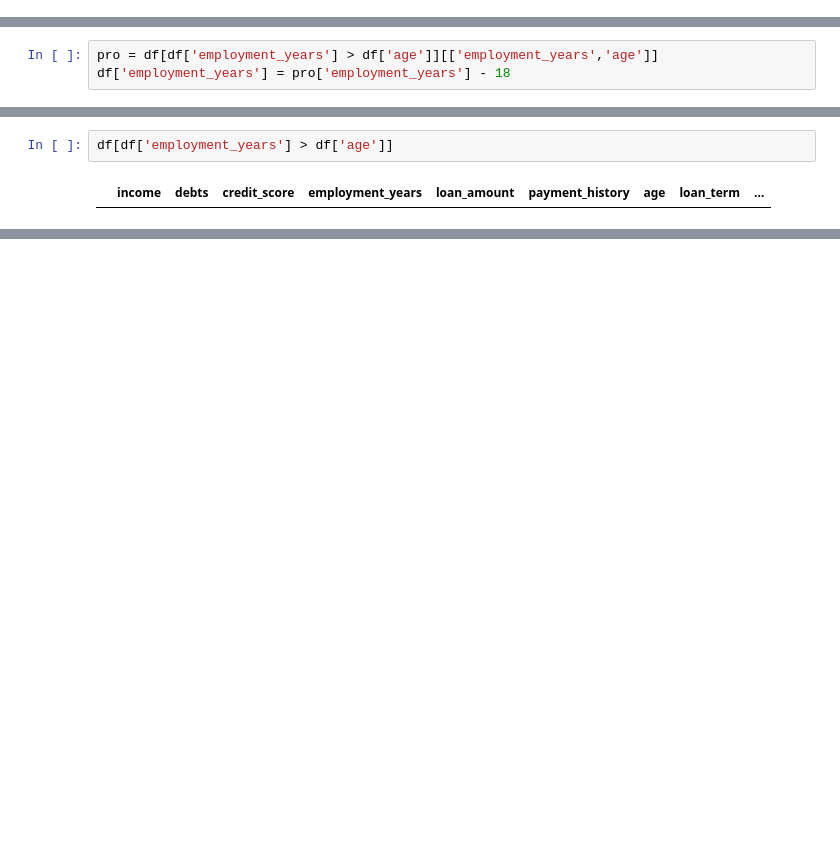
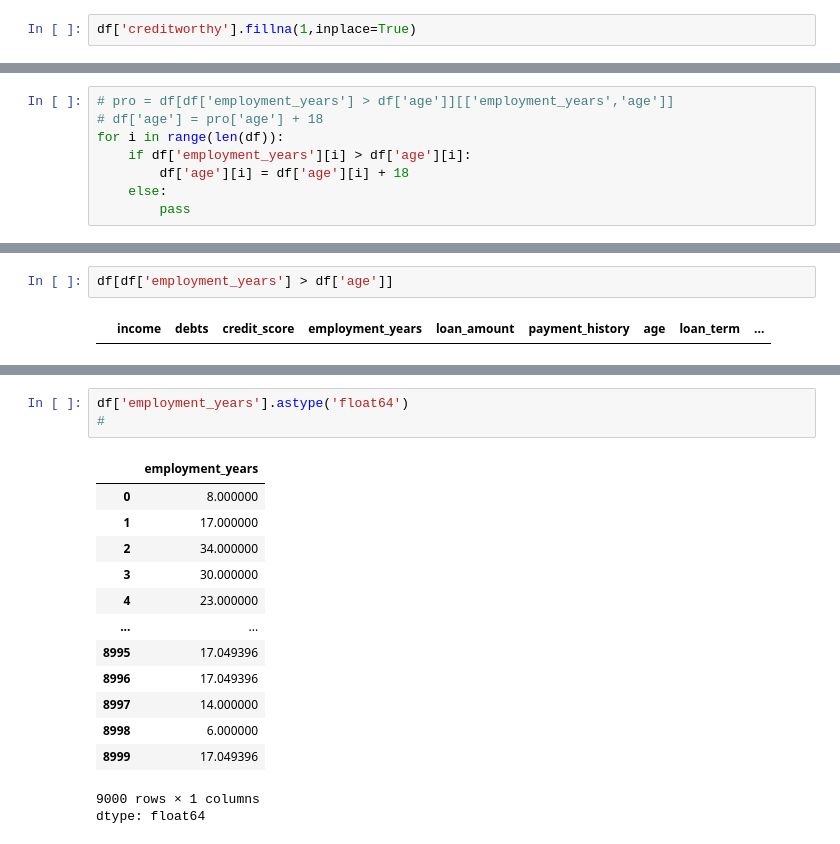
Before and after one commit to saaaaaaaaaaaaaad56/creditworthiness, a Jupyter notebook: Execution.ipynb, the cells around one changed output, grey strips where cells are left out. Drawn from its saved outputs; the diff is of its cells as text; blank space fills up the shorter version.

```diff
--- a/Execution.ipynb
+++ b/Execution.ipynb
@@ -111,6 +111,8 @@ df['creditworthy'].value_counts()
 | 0.0 | 7265 |
 | 1.0 | 1015 |
 dtype: int64
+# %%
+df['creditworthy'].fillna(1,inplace=True)
 # %%
 df.isnull().sum()
 # %% [output]
@@ -129,6 +131,11 @@ dtype: int64
 df['employment_years'].mean()
 # %% [output]
 np.float64(17.0493961352657)
-# %%
-pro = df[df['employment_years'] > df['age']][['employment_years','age']]
-df['employment_years'] = pro['employment_years'] - 18
+# %%
+# pro = df[df['employment_years'] > df['age']][['employment_years','age']]
+# df['age'] = pro['age'] + 18
+for i in range(len(df)):
+    if df['employment_years'][i] > df['age'][i]:
+        df['age'][i] = df['age'][i] + 18
+    else:
+        pass
@@ -138,0 +196,18 @@ df[df['employment_years'] > df['age']]
+# %%
+df['employment_years'].astype('float64')
+#
+# %% [output]
+|  | employment_years |
+| 0 | 8.000000 |
+| 1 | 17.000000 |
+| 2 | 34.000000 |
+| 3 | 30.000000 |
+| 4 | 23.000000 |
+| ... | ... |
+| 8995 | 17.049396 |
+| 8996 | 17.049396 |
+| 8997 | 14.000000 |
+| 8998 | 6.000000 |
+| 8999 | 17.049396 |
+9000 rows × 1 columns
+dtype: float64
```
Also changed, not shown: parts of 14 cells of this notebook.
